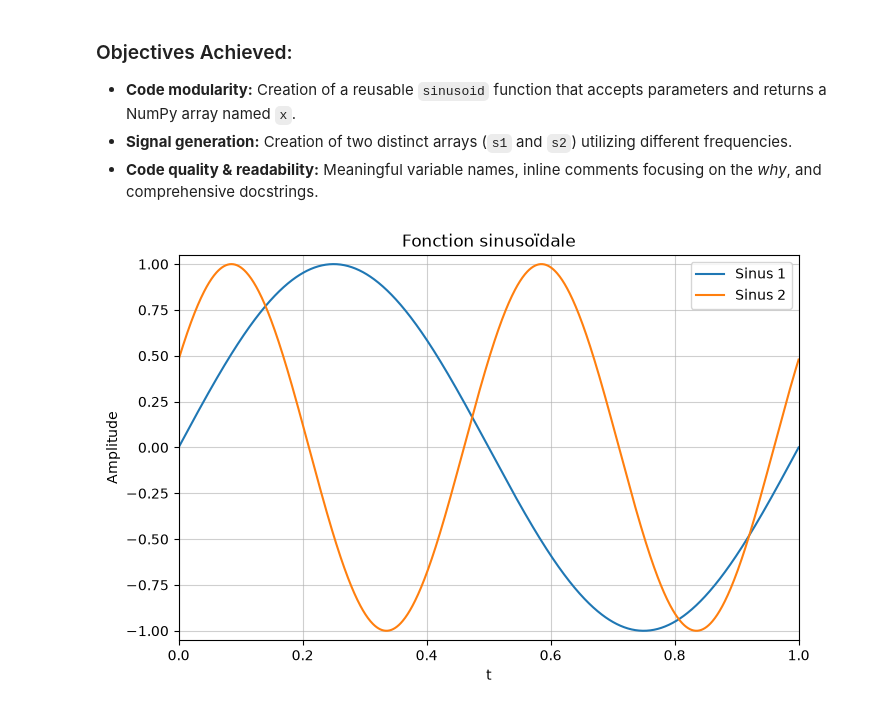
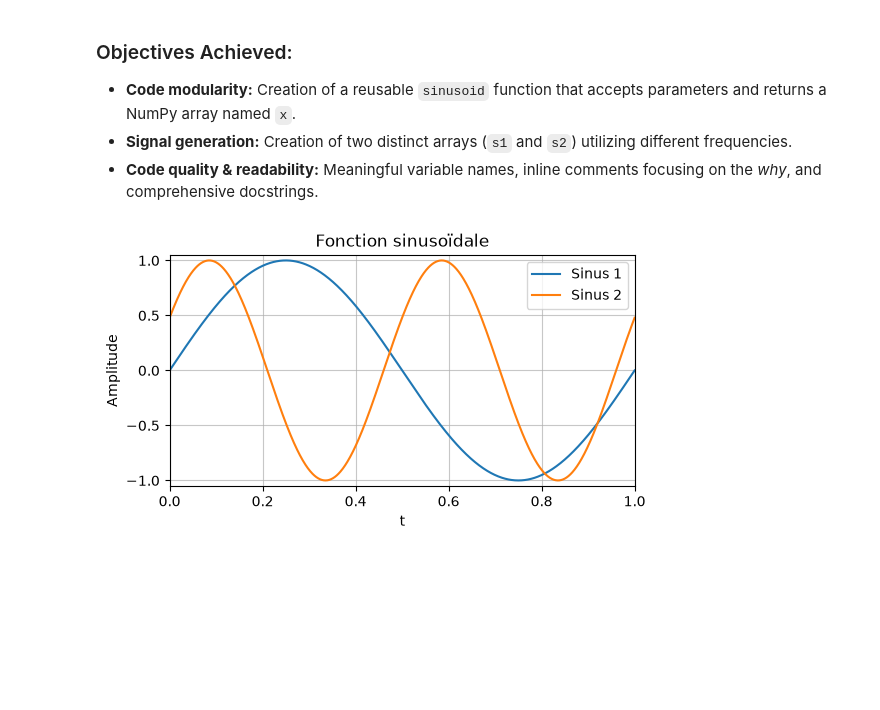
Before and after one commit to jeanne-le-roux-web/python-series02, a Jupyter notebook: python-series02.ipynb, the cells around one changed output. Drawn from its saved outputs; the diff is of its cells as text; code cells hidden in the pictures; blank space fills up the shorter version.

```diff
--- a/python-series02.ipynb
+++ b/python-series02.ipynb
@@ -85,52 +83,66 @@ In this final section, we refactor our code to follow high standards of software
 - **Code quality & readability:** Meaningful variable names, inline comments focusing on the *why*, and comprehensive docstrings.
 # %%
 import numpy as np
+    # numpy is for numerical calculations and is imported as np to use its functions and methods easily and faster
 import matplotlib.pyplot as plt
+    # matplotlib is for graphing and is imported as plt to use its functions and methods easily and faster
+
 
 def sinusoid(t, amplitude=1.0, frequency=1.0, phase=0.0):
-    """
-    Computes and returns a sinusoidal signal for a given time vector.
 
-    Why: Centralizing the mathematical formula inside a single function prevents code
-    duplication, ensures consistency, and allows easy parameter adjustments
-    (amplitude, frequency, phase) without modifying the plotting logic.
-
-    Parameters:
-    - t (numpy.ndarray): Time vector.
-    - amplitude (float): Maximum peak amplitude of the wave.
-    - frequency (float): Frequency of the signal in Hertz (Hz).
-    - phase (float): Initial phase shift in radians.
-
-    Returns:
-    - x (numpy.ndarray): The computed sinusoidal signal values.
-    """
-    # Mathematical modeling of the sine wave; the output array is explicitly named 'x' as requested
+    # Mathematical modeling of the sine wave :
     x = amplitude * np.sin(2 * np.pi * frequency * t + phase)
     return x
+    # return is used to integrate the function in the main code and to use it to generate the signals
 
-# 1. Define a shared time vector from 0 to 1 second with 1000 smooth points
+# 1. Define a shared time vector from 0 to 1 second with 1000 smooth points (for high-resolution)
 t = np.linspace(0, 1, 1000)
+# linspace is using to generate number in a regular interval
 
-# 2. Generate two separate NumPy arrays (s1 and s2) with different frequencies using our function
+# 2. Generate two separate sinusoidal signals (s1 and s2) with different frequencies using our function and different phases
 s1 = sinusoid(t, amplitude=1.0, frequency=1.0)              # Sinus 1 (frequency = 1.0 Hz)
 s2 = sinusoid(t, amplitude=1.0, frequency=2.0, phase=0.5)   # Sinus 2 (frequency = 2.0 Hz with phase shift)
+    # s1 and s2 are the two signals generated by the sinusoid function with different frequencies and phases
+    # t is the time vector used to generate the signals
+    # amplitude is the maximum value of the signal
+    # frequency is the number of cycles per second of the signal
+    # phase is the initial angle of the signal in radians
 
-# 3. Plot both signals as a function of time (t)
-plt.figure(figsize=(8, 5))
+# 3. Plot both signals as a function of time (t) and distinguish them with labels and colors
+plt.figure(figsize=(6, 3))
+    # depend how many grid lines i want to show
 plt.plot(t, s1, label='Sinus 1', color='tab:blue')
 plt.plot(t, s2, label='Sinus 2', color='tab:orange')
+    # plt to represent graphically the two signals and to compare them visually
+    # t, s1, s2 are the variables to plot and label is used to add a legend to the plot
+    # t is the time vector
+    # s1 and s2 are the two signals generated by the sinusoid function
+    # tab:blue and tab:orange are the colors used to distinguish the two signals in the plot
+    # we used the tab: prefix to use the default color cycle of matplotlib
 
 # 4. Enhance plot layout for academic clarity and visual accuracy
 plt.title("Fonction sinusoïdale")
 plt.xlabel("t")
+    # "t" is used to represent time in seconds and to indicate the x-axis of the plot
 plt.ylabel("Amplitude")
-plt.xlim(0.0, 1.0)
+    # "Amplitude" is used to represent the y-axis of the plot and to indicate the amplitude of the signals
+plt.xlim(0.0, 1)
+    # "xlim" is udes to set the limits
 plt.ylim(-1.05, 1.05)
-plt.grid(True, linestyle='-', alpha=0.6)
+plt.grid(True, linestyle='-', alpha=0.7)
+    # "grid" is used to add a grid to the plot and to improve readability
+    # true is used to show the grid
+    # linestyle is used to set the style of the grid lines
+    # alpha is used to set the transparency of the grid lines between 0 and 1 (0 is fully transparent, 1 is fully opaque)
 plt.legend(loc='upper right')
+    # "legend" is used to add a legend to the plot and to indicate which signal is which
+    # loc is used to set the location of the legend in the plot (upper right, upper left, lower right, lower left, center)
 
 # 5. Export the final plot as a vector PDF file for publication quality
 plt.savefig("sinusoid_final_plot.pdf", format="pdf", bbox_inches='tight')
+    # savefig is used to save the plot as a PDF file and to export the plot as a vector file for publication quality
+    # bbox_inches is used to set the bounding box of the plot and to remove any extra whitespace around the plot
 plt.show()
+    # show is used to display the plot in a window and to visualize the plot in the notebook
 # %% [output]
-[figure, old version]
+[figure, new version]
```
Also changed, not shown: parts of 4 cells of this notebook, 3 other files.
